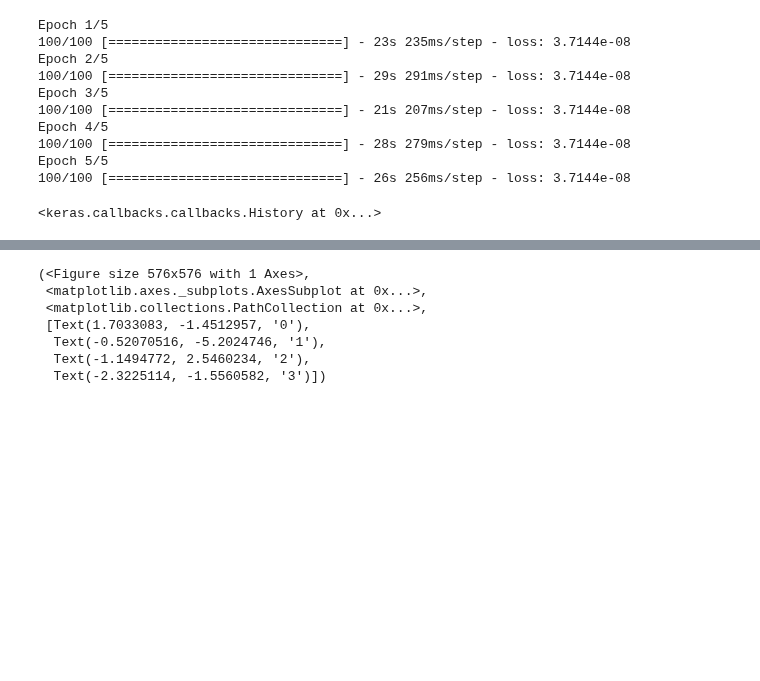
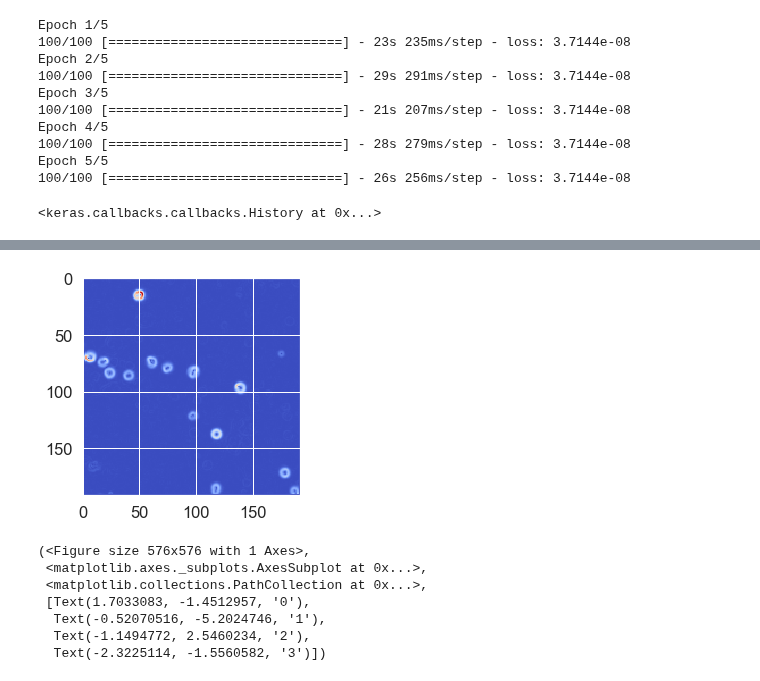
Before and after one commit to leonore/deep-learning-for-immune-cells, a Jupyter notebook: src/cell_autoencoder.ipynb, the cells around one changed output, grey strips where cells are left out. Cells and saved outputs as stored; diff of their text form; code cells hidden in the pictures; blank space fills up the shorter version.

```diff
--- a/src/cell_autoencoder.ipynb
+++ b/src/cell_autoencoder.ipynb
@@ -315,3 +304,9 @@ Epoch 5/5
+# %%
+plt.figure()
+plt.imshow((dataset[150]),cmap='coolwarm')
+plt.grid('off')
+# %% [output]
+[figure, added]
 # %%
 encoded_pairs = encoder.predict(x_pair)
 # %%
```
Also changed, not shown: parts of 16 cells of this notebook, 5 other files.
